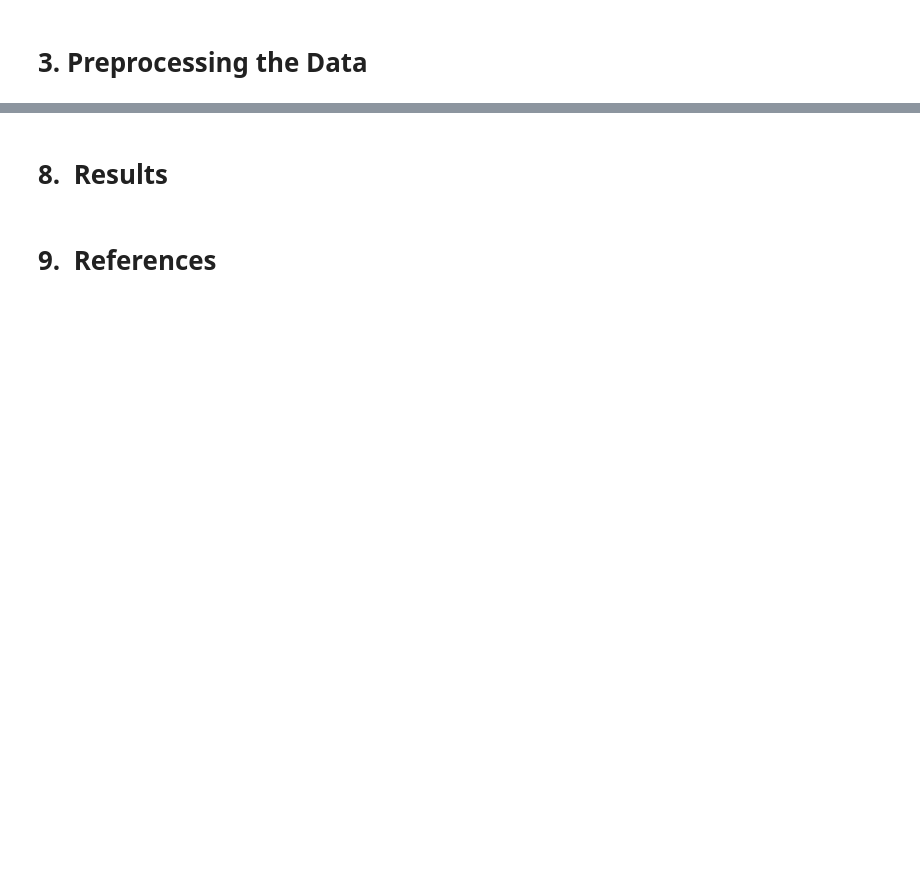
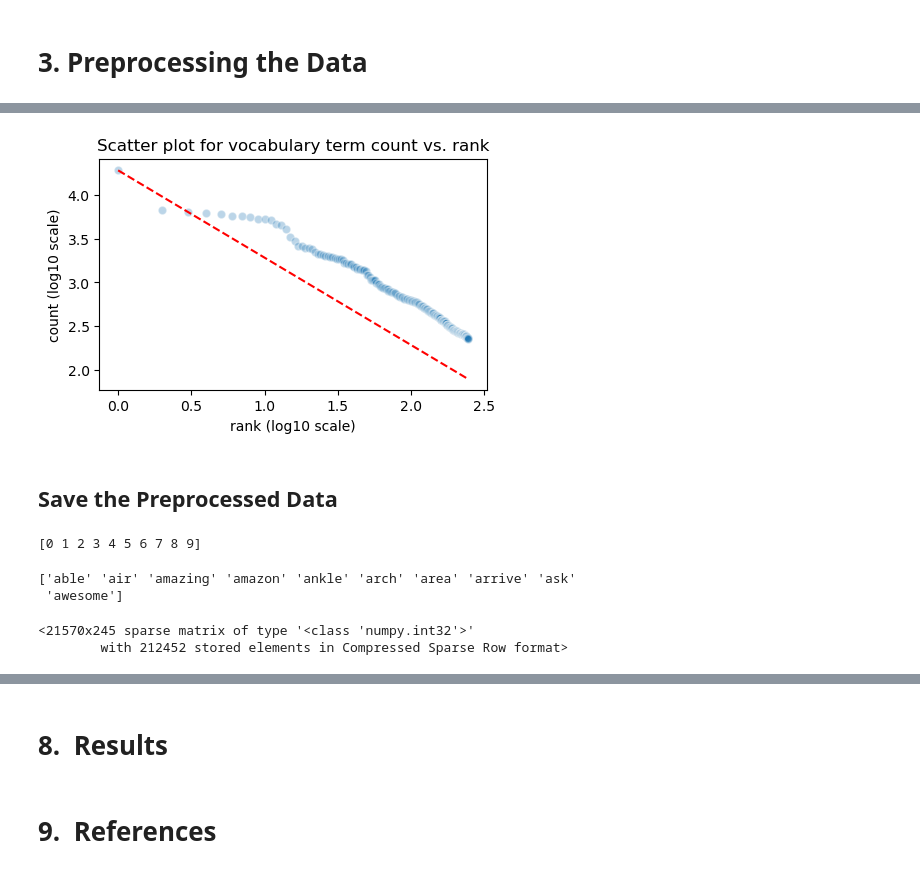
Before and after one commit to TOM-BOHN/MsDS-product-review-topic-modeling, a Jupyter notebook: product_review_topic_modeling.ipynb, the cells around one changed output, grey strips where cells are left out. Drawn from its saved outputs; the diff is of its cells as text; code cells hidden in the pictures; blank space fills up the shorter version.

```diff
--- a/product_review_topic_modeling.ipynb
+++ b/product_review_topic_modeling.ipynb
@@ -401,0 +811,33 @@ outputfile.close()
+# %%
+#rank-frequency distribution plot for token frequencies
+fig, ax = plt.subplots(figsize=(5, 3))
+plot_ranked_vocab_counts(fig, ax, corpus, zipf=True)
+plt.show();
+# %% [output]
+[figure, added]
+# %% [markdown]
+## Save the Preprocessed Data
+# %%
+#create the document labels
+doc_lbls = np.array(doc_labels(corpus))
+#preview the document labels
+print(doc_lbls[:10])
+# %% [output]
+[0 1 2 3 4 5 6 7 8 9]
+# %%
+#create the vocabulary
+vocab = np.array(vocabulary(corpus))
+#preview the document labels
+print(vocab[:10])
+# %% [output]
+['able' 'air' 'amazing' 'amazon' 'ankle' 'arch' 'area' 'arrive' 'ask'
+ 'awesome']
+# %%
+#create the document-term matrix (DTM)
+dtm_main = dtm(corpus)
+#dtm_main = scipy.sparse.csr_matrix(dtm_main)
+#preview the dtm
+dtm_main
+# %% [output]
+<21570x245 sparse matrix of type '<class 'numpy.int32'>'
+        with 212452 stored elements in Compressed Sparse Row format>
```
Also changed, not shown: parts of 90 cells of this notebook.
